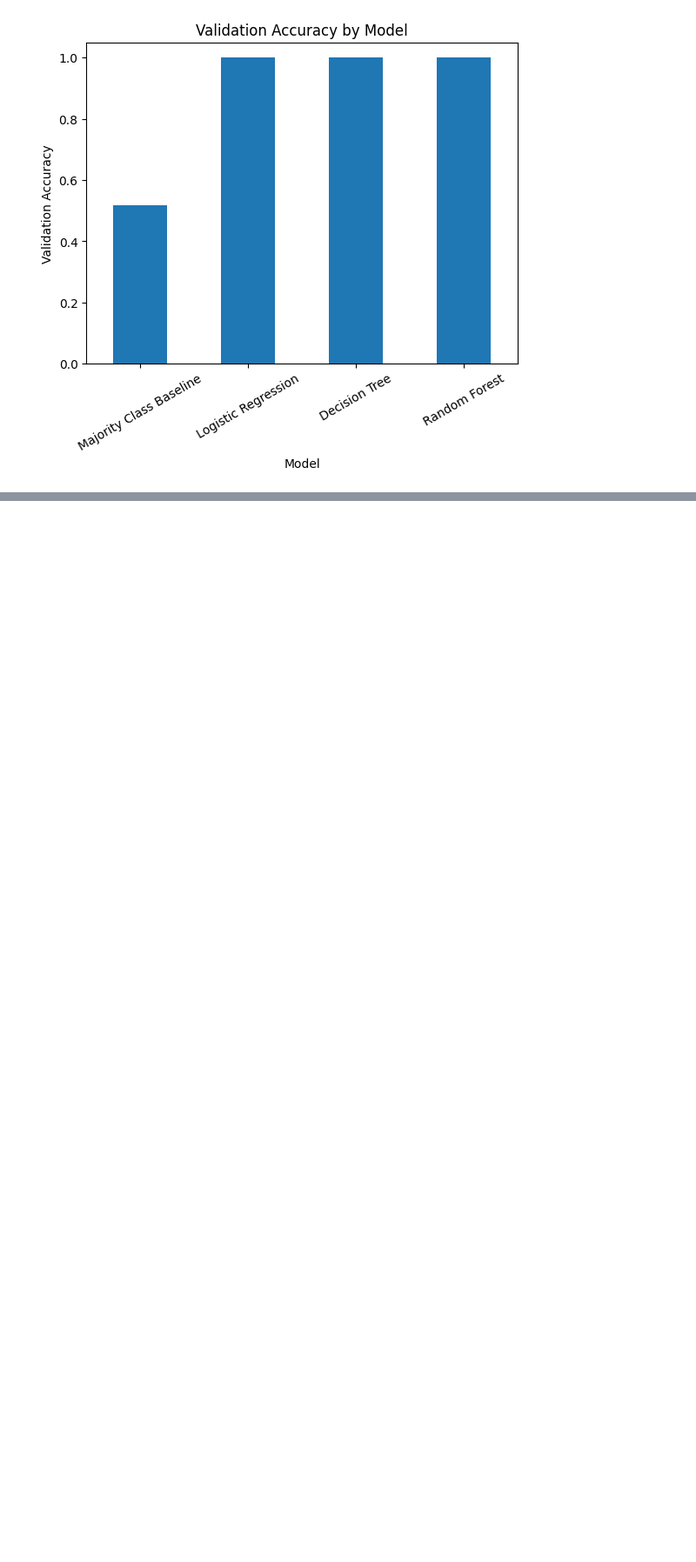
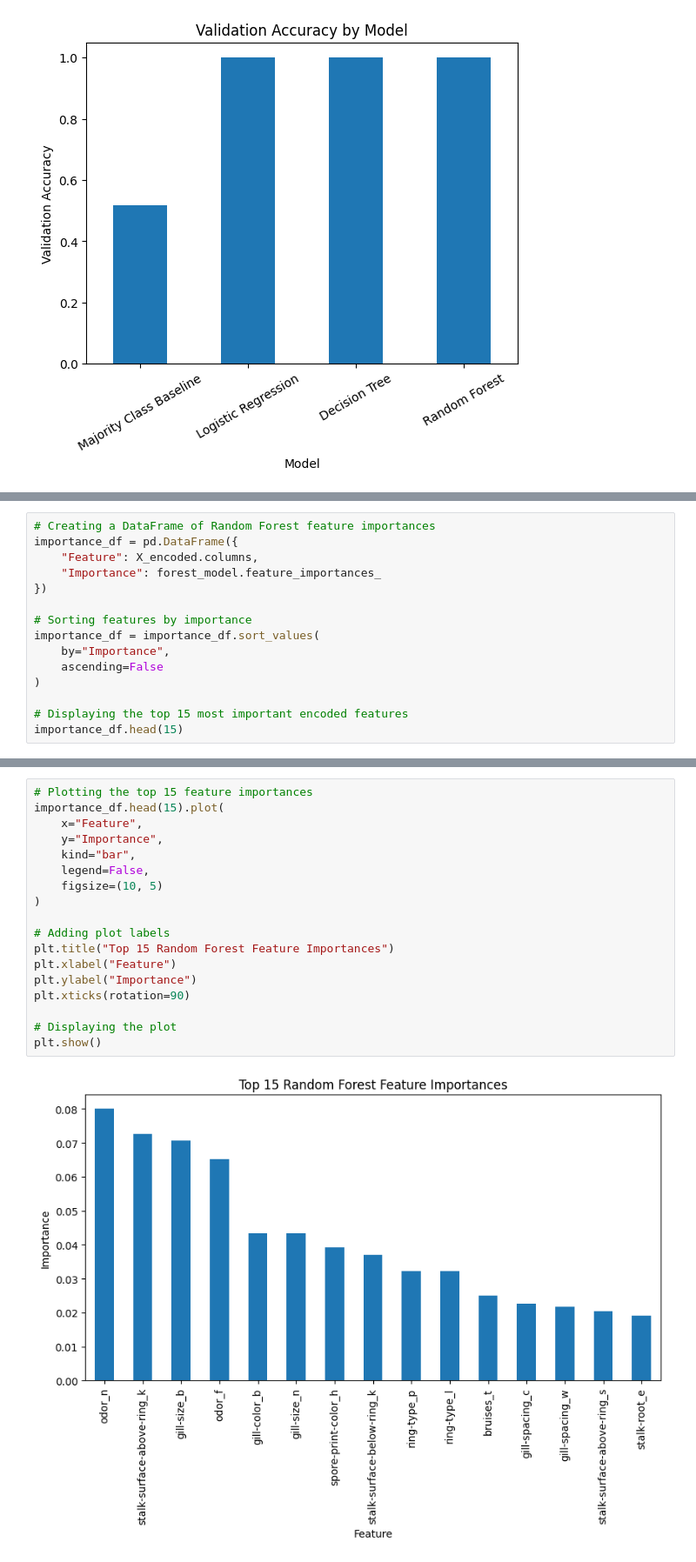
Before and after one commit to samip-bajgai/data3402.finalproject, a Jupyter notebook: notebooks/mushroom_classification_project.ipynb, the cells around one changed output, grey strips where cells are left out. Shown at 87% size. Cells and saved outputs as stored; diff of their text form; blank space fills up the shorter version.

```diff
--- a/notebooks/mushroom_classification_project.ipynb
+++ b/notebooks/mushroom_classification_project.ipynb
@@ -822,0 +854,15 @@ The Random Forest model reached perfect validation performance. Since the sanity
+# %%
+# Creating a DataFrame of Random Forest feature importances
+importance_df = pd.DataFrame({
+    "Feature": X_encoded.columns,
+    "Importance": forest_model.feature_importances_
+})
+
+# Sorting features by importance
+importance_df = importance_df.sort_values(
+    by="Importance",
+    ascending=False
+)
+
+# Displaying the top 15 most important encoded features
+importance_df.head(15)
@@ -822,0 +886,20 @@ The Random Forest model reached perfect validation performance. Since the sanity
+# %%
+# Plotting the top 15 feature importances
+importance_df.head(15).plot(
+    x="Feature",
+    y="Importance",
+    kind="bar",
+    legend=False,
+    figsize=(10, 5)
+)
+
+# Adding plot labels
+plt.title("Top 15 Random Forest Feature Importances")
+plt.xlabel("Feature")
+plt.ylabel("Importance")
+plt.xticks(rotation=90)
+
+# Displaying the plot
+plt.show()
+# %% [output]
+[figure, added]
```
Also changed, not shown: parts of 14 cells of this notebook.
